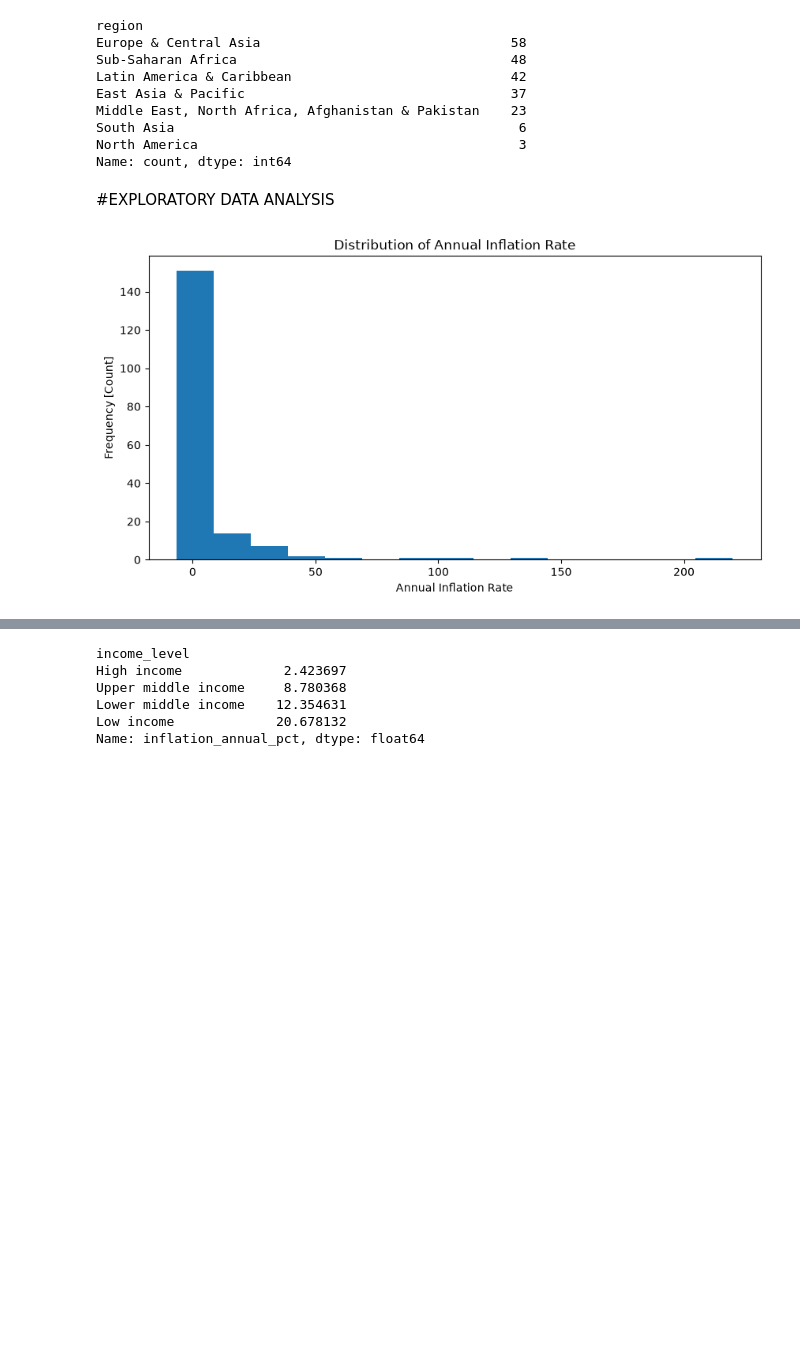
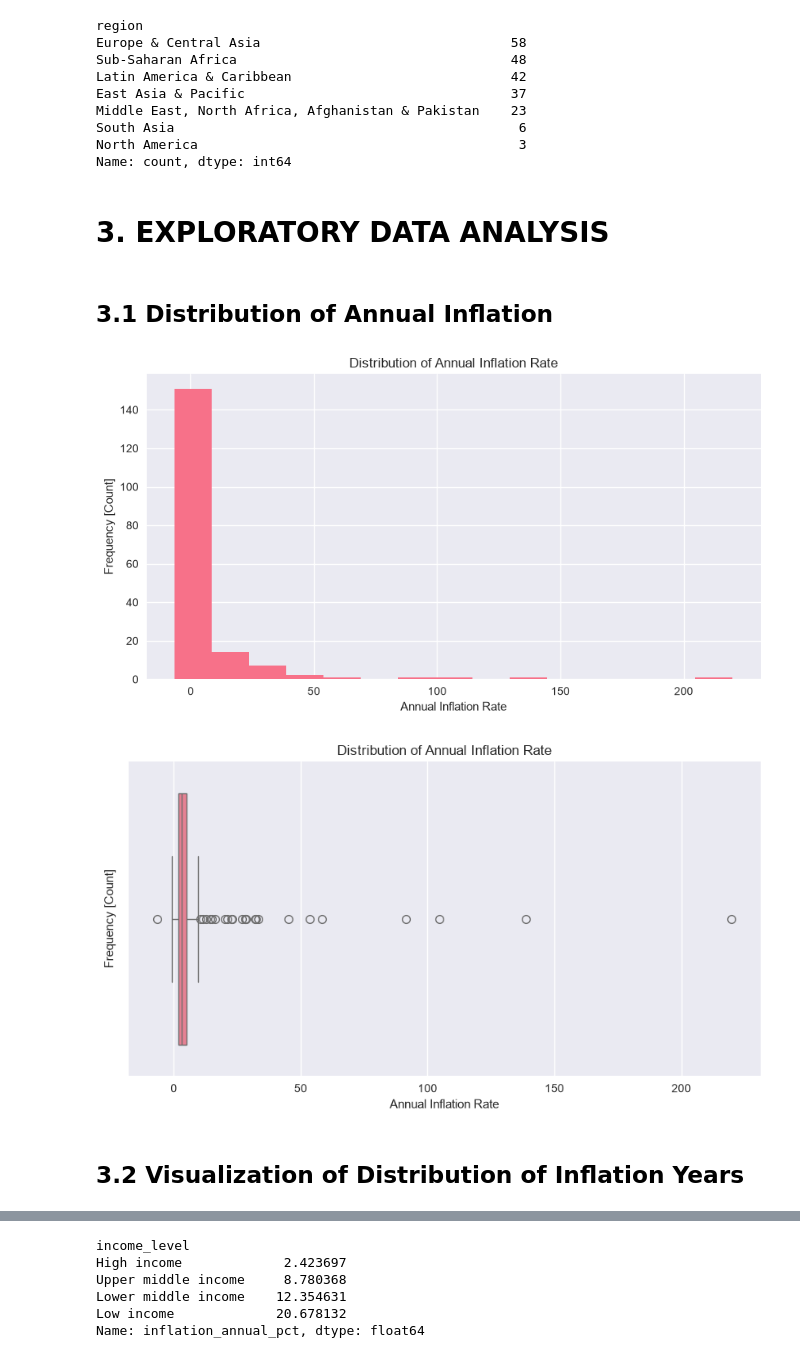
Before and after one commit to Udanis-Isang/world_inflation_analysis, a Jupyter notebook: World_Inflation.ipynb, the cells around one changed output, grey strips where cells are left out. Saved outputs shown, nothing was run; the diff lists cells and outputs as text; code cells hidden in the pictures; blank space fills up the shorter version.

```diff
--- a/World_Inflation.ipynb
+++ b/World_Inflation.ipynb
@@ -230,14 +230,28 @@ South Asia                                            6
 North America                                         3
 Name: count, dtype: int64
 # %% [markdown]
-#EXPLORATORY DATA ANALYSIS
+# 3. EXPLORATORY DATA ANALYSIS
+# %% [markdown]
+## 3.1 Distribution of Annual Inflation
+# %%
+fig = builder.pandas_hist(data=df_data['inflation_annual_pct'],
+                     x_label="Annual Inflation Rate",
+                     y_label="Frequency [Count]",
+                     fig_size=(10,5),
+                     title="Distribution of Annual Inflation Rate")
+#fig.savefig("images/hist_annual_inflation_rate.png", dpi=300, bbox_inches="tight")
+# %% [output]
+[figure, added]
 # %%
 fig, ax = plt.subplots(figsize=(10,5))
-plt.hist(x = df_data['inflation_annual_pct'], bins=15)
+sns.boxplot(x=df_data['inflation_annual_pct'], ax=ax)
 plt.xlabel("Annual Inflation Rate")
 plt.ylabel("Frequency [Count]")
 plt.title("Distribution of Annual Inflation Rate")
 plt.show()
+#fig.savefig("images/boxplot_annual_inflation.png", dpi=300, bbox_inches="tight")
 # %% [output]
-[figure, old version]
+[figure, new version]
+# %% [markdown]
+## 3.2 Visualization of Distribution of Inflation Years
 # %%
```
Also changed, not shown: parts of 29 cells of this notebook, 14 other files.
